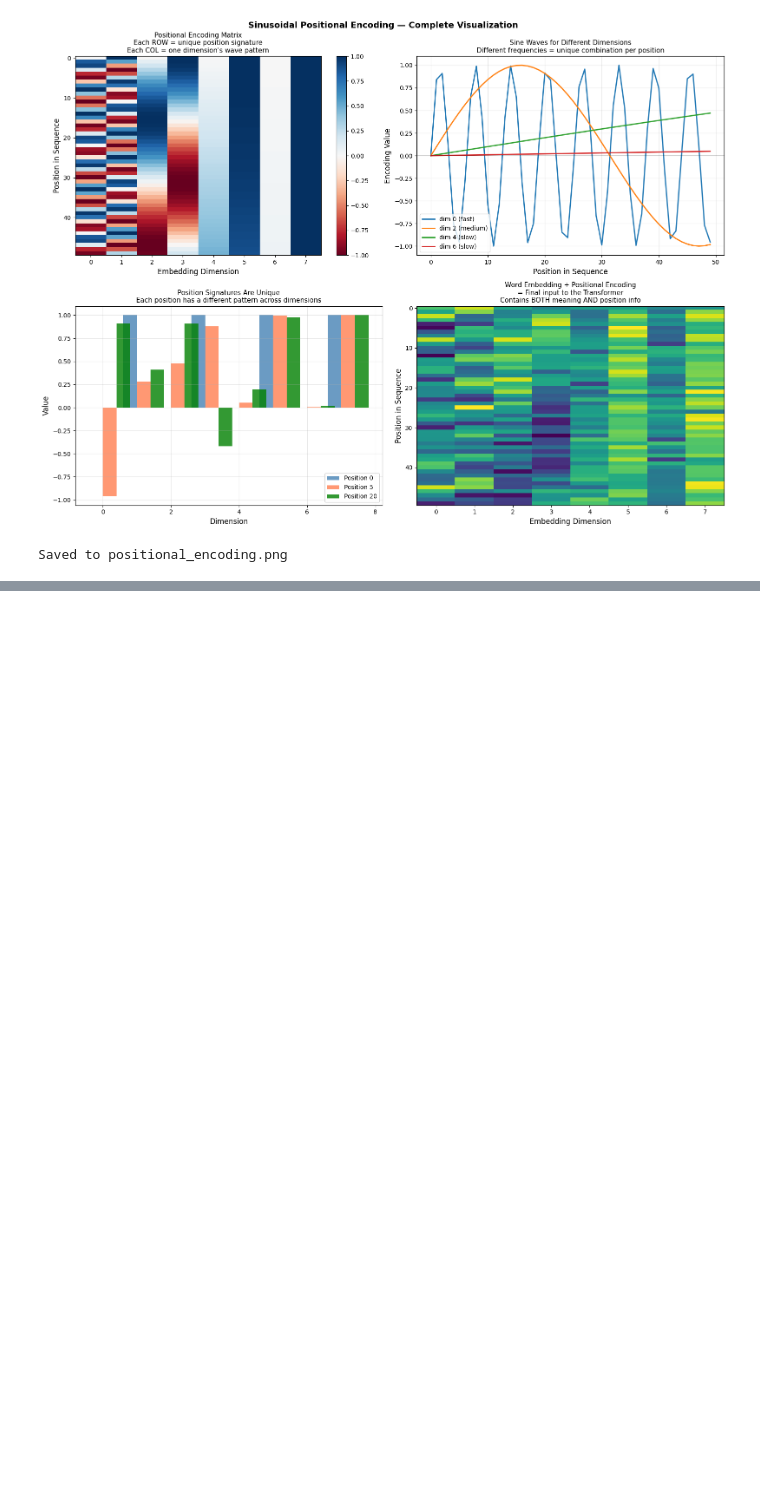
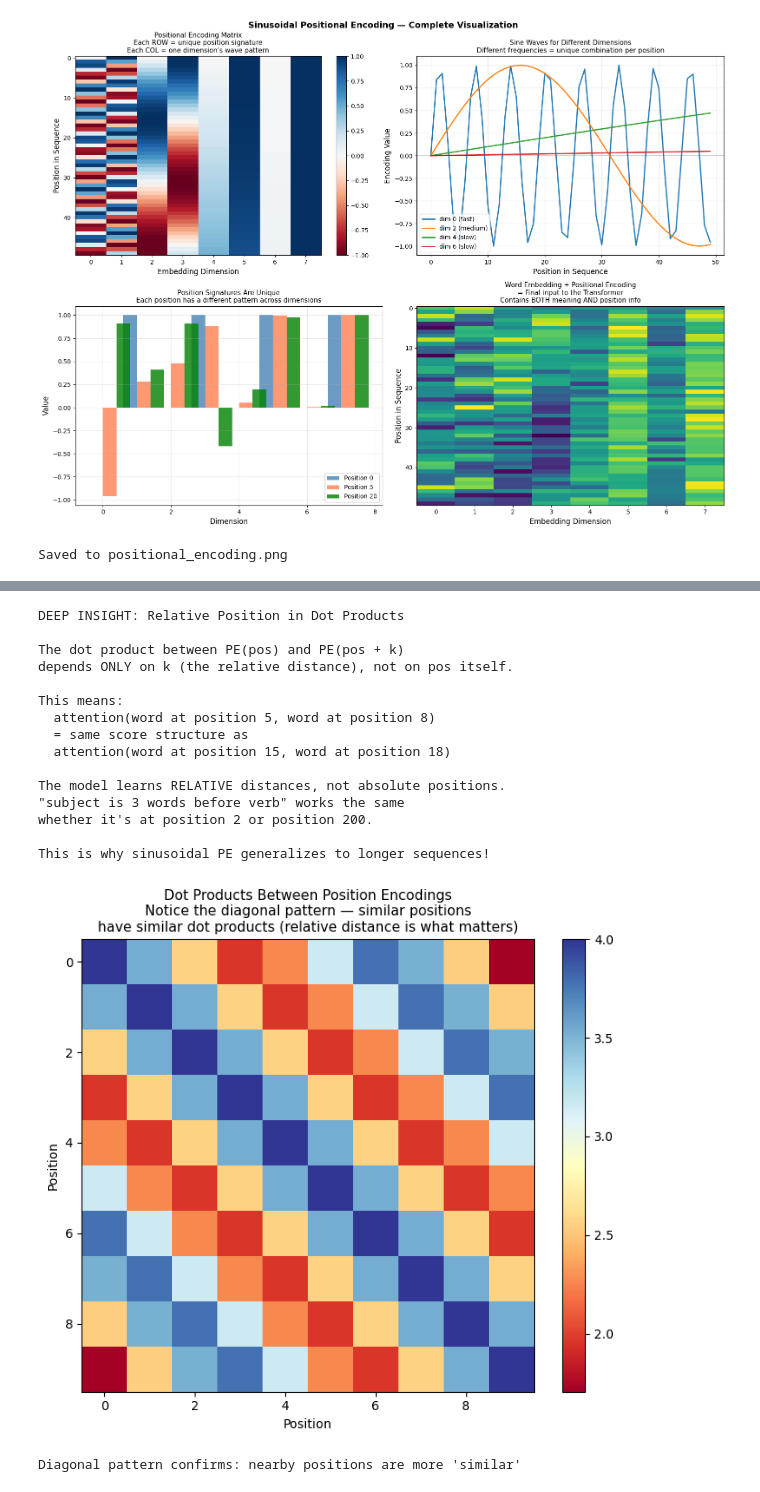
Before and after one commit to chandhu1255/LLM-Learning-Journey, a Jupyter notebook: Stage3/01_positional_encoding.ipynb, the cells around one changed output, grey strips where cells are left out. Drawn from its saved outputs; the diff is of its cells as text; code cells hidden in the pictures; blank space fills up the shorter version.

```diff
--- a/Stage3/01_positional_encoding.ipynb
+++ b/Stage3/01_positional_encoding.ipynb
@@ -249,0 +258,54 @@ print("→ ~0.0 — PE is the same regardless of which sentence it's applied to
+# %%
+print("""
+DEEP INSIGHT: Relative Position in Dot Products
+
+The dot product between PE(pos) and PE(pos + k)
+depends ONLY on k (the relative distance), not on pos itself.
+
+This means:
+  attention(word at position 5, word at position 8)
+  = same score structure as
+  attention(word at position 15, word at position 18)
+
+The model learns RELATIVE distances, not absolute positions.
+"subject is 3 words before verb" works the same
+whether it's at position 2 or position 200.
+
+This is why sinusoidal PE generalizes to longer sequences!
+""")
+
+# Demonstrate: dot products between positions
+PE_small = PE[:10, :]  # first 10 positions
+
+dot_products = torch.matmul(PE_small, PE_small.T)
+fig, ax = plt.subplots(figsize=(7, 6))
+im = ax.imshow(dot_products.numpy(), cmap='RdYlBu')
+ax.set_title("Dot Products Between Position Encodings\n"
+             "Notice the diagonal pattern — similar positions\n"
+             "have similar dot products (relative distance is what matters)",
+             fontsize=11)
+ax.set_xlabel("Position")
+ax.set_ylabel("Position")
+plt.colorbar(im)
+plt.tight_layout()
+plt.savefig("pe_dot_products.png", dpi=150)
+plt.show()
+print("Diagonal pattern confirms: nearby positions are more 'similar'")
+# %% [output]
+DEEP INSIGHT: Relative Position in Dot Products
+
+The dot product between PE(pos) and PE(pos + k)
+depends ONLY on k (the relative distance), not on pos itself.
+
+This means:
+  attention(word at position 5, word at position 8)
+  = same score structure as
+  attention(word at position 15, word at position 18)
+
+The model learns RELATIVE distances, not absolute positions.
+"subject is 3 words before verb" works the same
+whether it's at position 2 or position 200.
+
+This is why sinusoidal PE generalizes to longer sequences!
+[figure, added]
+Diagonal pattern confirms: nearby positions are more 'similar'
```
Also changed, not shown: parts of 5 cells of this notebook, 5 other files.
